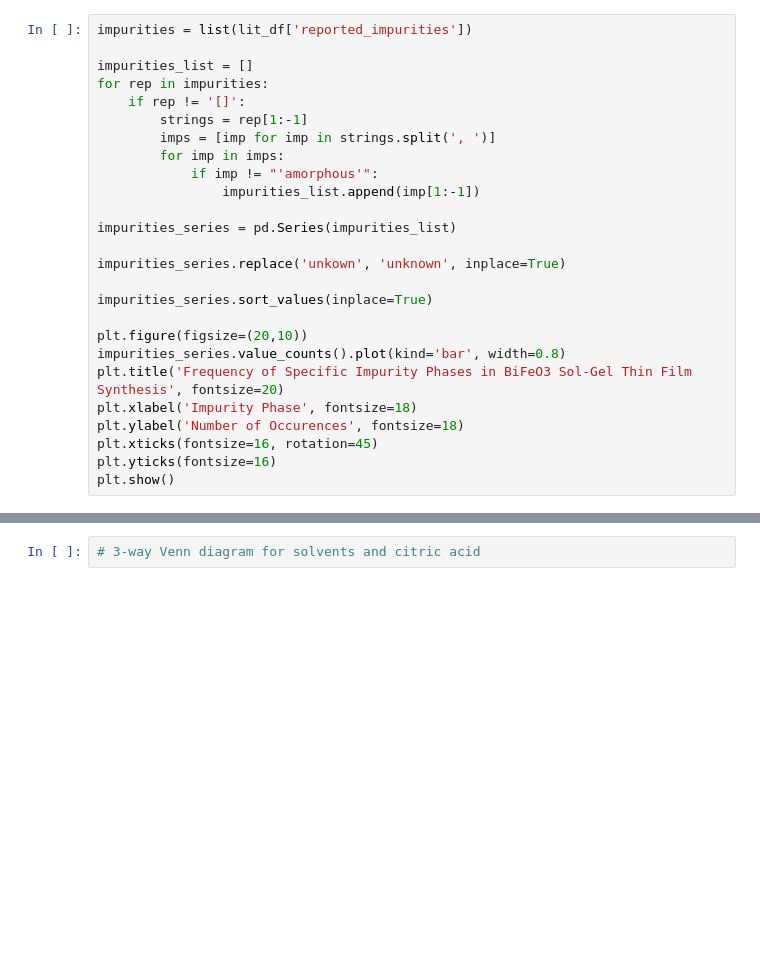
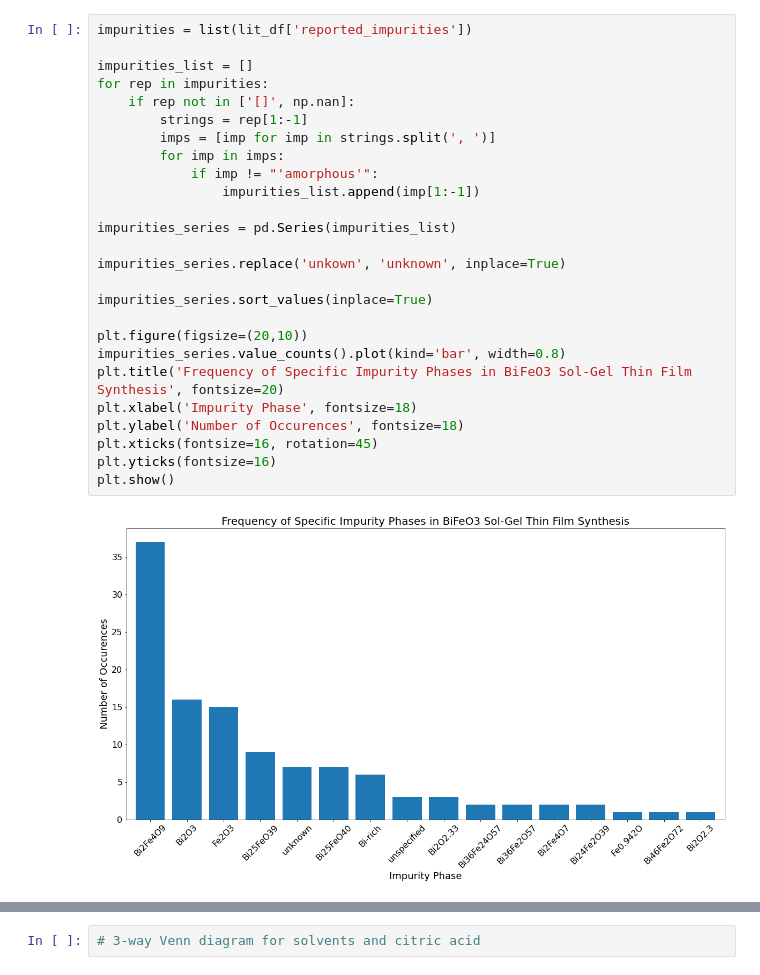
Before and after one commit to kevcruse96/bfo-impurityphase-analysis, a Jupyter notebook: exp_paper_figures.ipynb, the cells around one changed output, grey strips where cells are left out. Saved outputs shown, nothing was run; the diff lists cells and outputs as text; blank space fills up the shorter version.

```diff
--- a/exp_paper_figures.ipynb
+++ b/exp_paper_figures.ipynb
@@ -77,26 +98,28 @@ plt.show()
 # %%
 impurities = list(lit_df['reported_impurities'])
 
 impurities_list = []
 for rep in impurities:
-    if rep != '[]':
+    if rep not in ['[]', np.nan]:
         strings = rep[1:-1]
         imps = [imp for imp in strings.split(', ')]
         for imp in imps:
             if imp != "'amorphous'":
                 impurities_list.append(imp[1:-1])
 
 impurities_series = pd.Series(impurities_list)
 
 impurities_series.replace('unkown', 'unknown', inplace=True)
 
 impurities_series.sort_values(inplace=True)
 
 plt.figure(figsize=(20,10))
 impurities_series.value_counts().plot(kind='bar', width=0.8)
 plt.title('Frequency of Specific Impurity Phases in BiFeO3 Sol-Gel Thin Film Synthesis', fontsize=20)
 plt.xlabel('Impurity Phase', fontsize=18)
 plt.ylabel('Number of Occurences', fontsize=18)
 plt.xticks(fontsize=16, rotation=45)
 plt.yticks(fontsize=16)
 plt.show()
+# %% [output]
+[figure, added]
```
Also changed, not shown: parts of 19 cells of this notebook, 8 other files.
